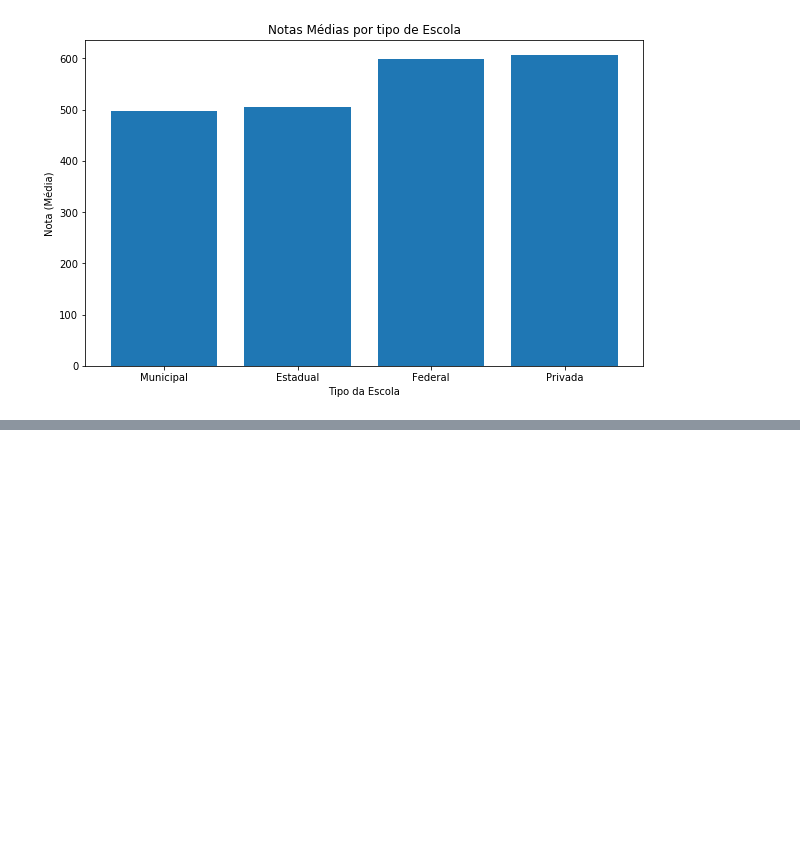
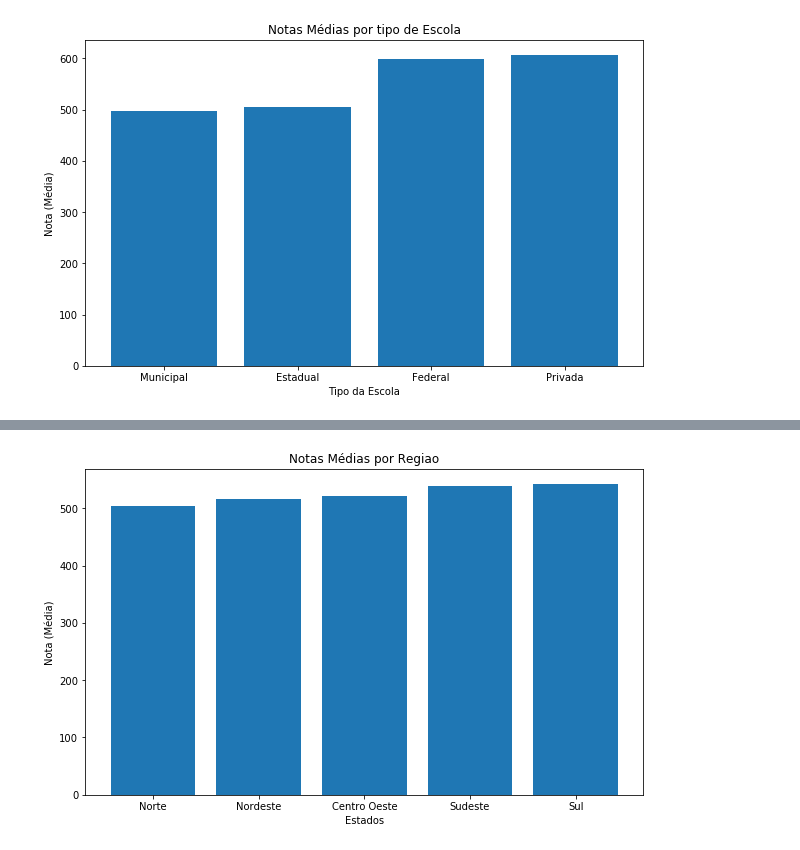
Before and after one commit to barbaragribeiro/enem-data-analysis, a Jupyter notebook: analise_notas_escola.ipynb, the cells around one changed output, grey strips where cells are left out. Cells and saved outputs as stored; diff of their text form; code cells hidden in the pictures; blank space fills up the shorter version.

```diff
--- a/analise_notas_escola.ipynb
+++ b/analise_notas_escola.ipynb
@@ -100,3 +100,26 @@ plt.show()
 # %% [output]
 [0, 1, 2, 3]
 [figure]
+# %%
+norte = ['PA', 'AM', 'RO', 'TO', 'AC', 'AP', 'RR']
+nordeste = ['MA', 'PI', 'CE', 'RN', 'PB', 'PE', 'AL', 'SE', 'BA']
+centro_oeste = ['DF', 'GO', 'MT', 'MS']
+sudeste = ['MG', 'RJ', 'SP', 'ES']
+sul = ['SC', 'RS', 'PR']
+
+def regiao(x):
+    if x in norte:
+        return 'Norte'
+    elif x in nordeste:
+        return  'Nordeste'
+    elif x in centro_oeste:
+        return 'Centro Oeste'
+    elif x in sudeste:
+        return 'Sudeste'
+    else:
+        return 'Sul'
+# %%
+df['Regiao'] = df['SG_UF_ESC'].apply(regiao)
+# %%
+regiao = df.groupby('Regiao', as_index=False).Media.mean().sort_values(by='Media')
+regiao.head()
@@ -102,0 +133,13 @@ plt.show()
+# %%
+x_pos = [i for i, _ in enumerate(regiao['Regiao'])]
+
+plt.bar(x_pos, regiao['Media'], width=0.8)
+plt.xlabel("Estados")
+plt.ylabel("Nota (Média)")
+plt.title("Notas Médias por Regiao")
+
+plt.xticks(x_pos, regiao['Regiao'])
+
+plt.show()
+# %% [output]
+[figure, added]
```
Also changed, not shown: parts of 1 cell of this notebook.
